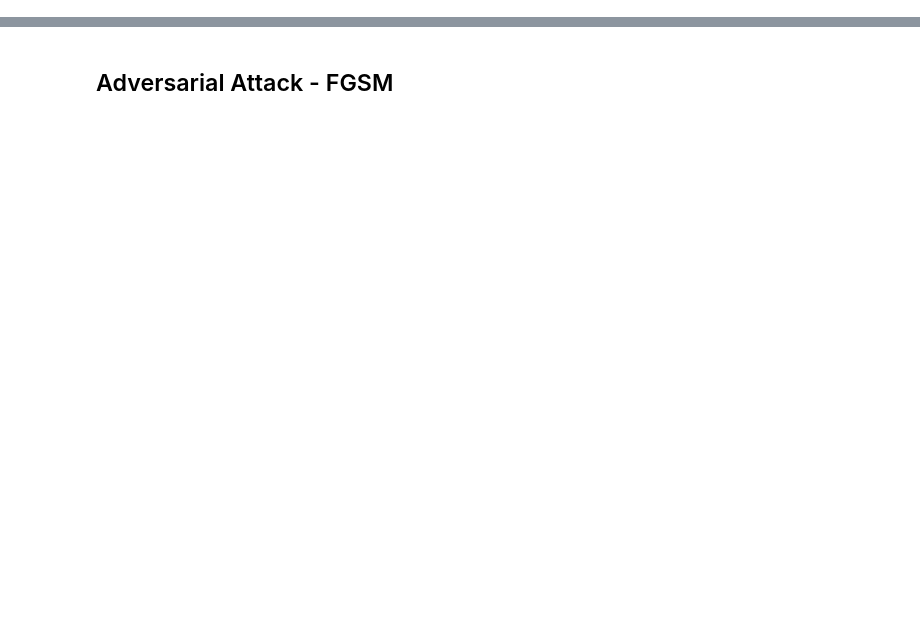
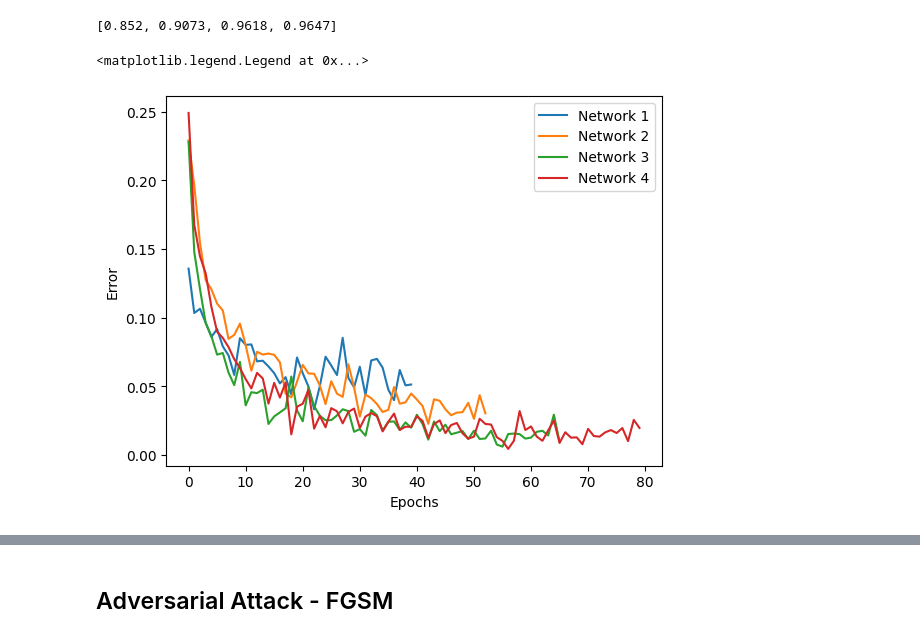
Before and after one commit to Vileh/QMUL-Data-Analytics-Courseworks, a Jupyter notebook: Neural_Networks_and_Deep_Learning/final_project.ipynb, the cells around one changed output, grey strips where cells are left out. Saved outputs shown, nothing was run; the diff lists cells and outputs as text; code cells hidden in the pictures; blank space fills up the shorter version.

```diff
--- a/Neural_Networks_and_Deep_Learning/final_project.ipynb
+++ b/Neural_Networks_and_Deep_Learning/final_project.ipynb
@@ -481,0 +569,34 @@ plt.plot(test_scores)
+# %%
+def test_time(network, totals_only=False):
+    output =train_images[0]
+    tot = 0
+    for layer in network:
+        start = time.time()
+        output = layer.forward(output)
+        stop = time.time()
+
+        if not totals_only:
+            print(f"\tForward {layer.__class__.__name__} time: {stop - start}")
+        tot += stop - start
+
+    print(f"Forward total: {tot}")
+
+    y = train_labels[0]
+    grad = categorical_cross_entropy_prime(y, output)
+    tot = 0
+    for layer in reversed(network):
+        start = time.time()
+        grad = layer.backward(grad, 0)
+        stop = time.time()
+
+        if not totals_only:
+            print(f"\tBackward {layer.__class__.__name__} time: {stop - start}")
+        tot += stop - start
+
+    print(f"Backward total: {tot}")
+# %%
+networks = [network_4, network_5]
+
+for i, network in enumerate(networks):
+    print(f"Network {i+1}:")
+    test_time(network, totals_only=True)
@@ -481,0 +612,2 @@ plt.plot(test_scores)
+# %%
+networks = [network_1, network_2] #, network_3, network_4
@@ -481,0 +670,16 @@ plt.plot(test_scores)
+# %%
+totals
+# %% [output]
+[0.852, 0.9073, 0.9618, 0.9647]
+# %%
+import matplotlib.pyplot as plt
+
+for i, errors in enumerate(all_errors):
+    plt.plot(errors, label=f"Network {i+1}")
+
+plt.xlabel("Epochs")
+plt.ylabel("Error")
+plt.legend()
+# %% [output]
+<matplotlib.legend.Legend at 0x...>
+[figure, added]
```
Also changed, not shown: parts of 42 cells of this notebook, 8 other files.
